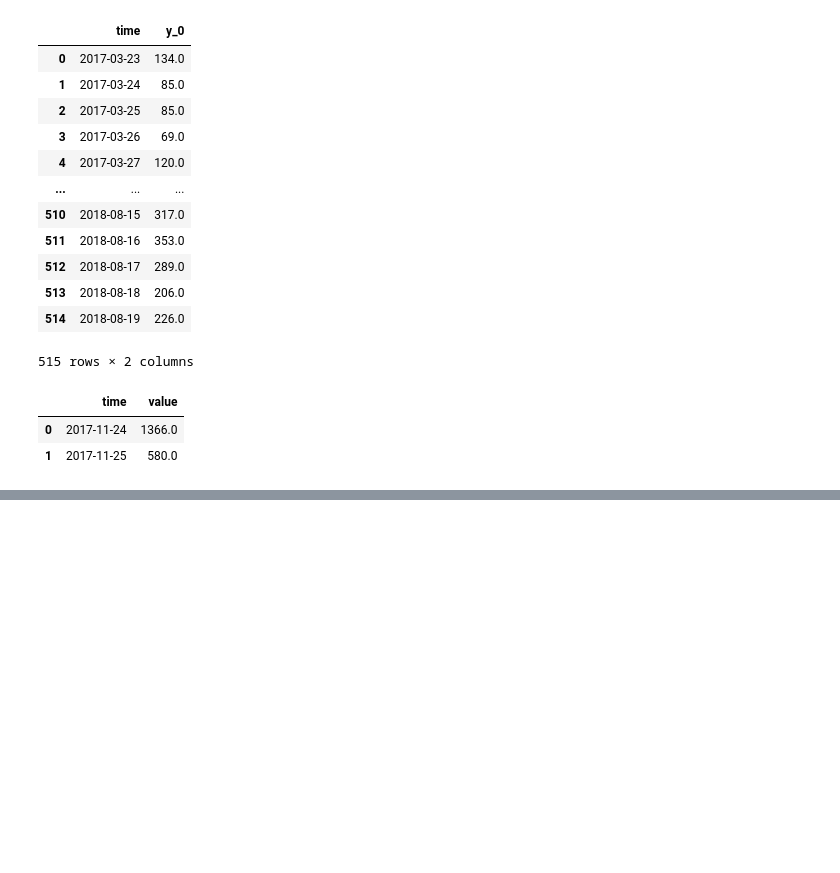
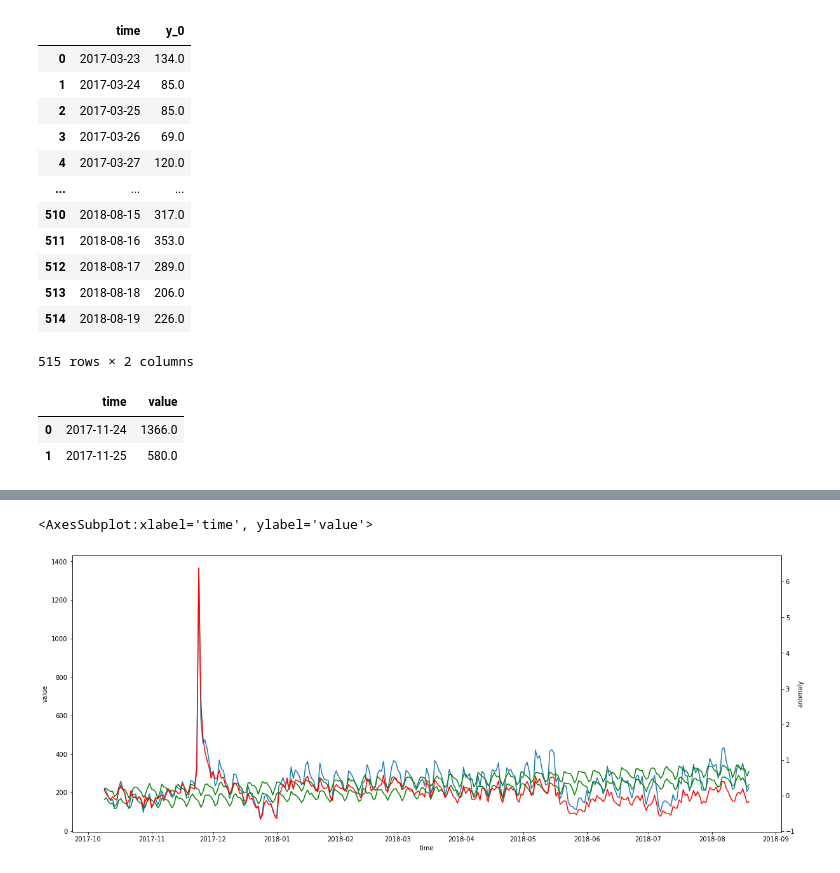
Before and after one commit to finloop/data-science-notebooks, a Jupyter notebook: e_commerce/e-commerce-time-series.ipynb, the cells around one changed output, grey strips where cells are left out. Saved outputs shown, nothing was run; the diff lists cells and outputs as text; code cells hidden in the pictures; blank space fills up the shorter version.

```diff
--- a/e_commerce/e-commerce-time-series.ipynb
+++ b/e_commerce/e-commerce-time-series.ipynb
@@ -229,0 +296,4 @@ ts[ts.value > 500]
+# %%
+t = ts2[200:].to_dataframe()
+# %%
+t["anomaly"] = res.scores.value
@@ -229,0 +320,19 @@ ts[ts.value > 500]
+# %%
+t["lower"] = res.confidence_band.lower.to_dataframe().yhat_lower
+# %%
+t["upper"] = res.confidence_band.upper.to_dataframe().yhat_upper
+# %%
+fig, ax = plt.subplots(figsize=(20,8), )
+
+sns.lineplot(data=t, x="time", y="value", ax=ax)
+
+ax2 = ax.twinx()
+
+sns.lineplot(data=t, x="time", y="anomaly", ax=ax2, color="red")
+
+sns.lineplot(data=t, x="time", y="upper", ax=ax, color="green")
+
+sns.lineplot(data=t, x="time", y="lower", ax=ax, color="green")
+# %% [output]
+<AxesSubplot:xlabel='time', ylabel='value'>
+[figure, added]
```
Also changed, not shown: parts of 18 cells of this notebook.
